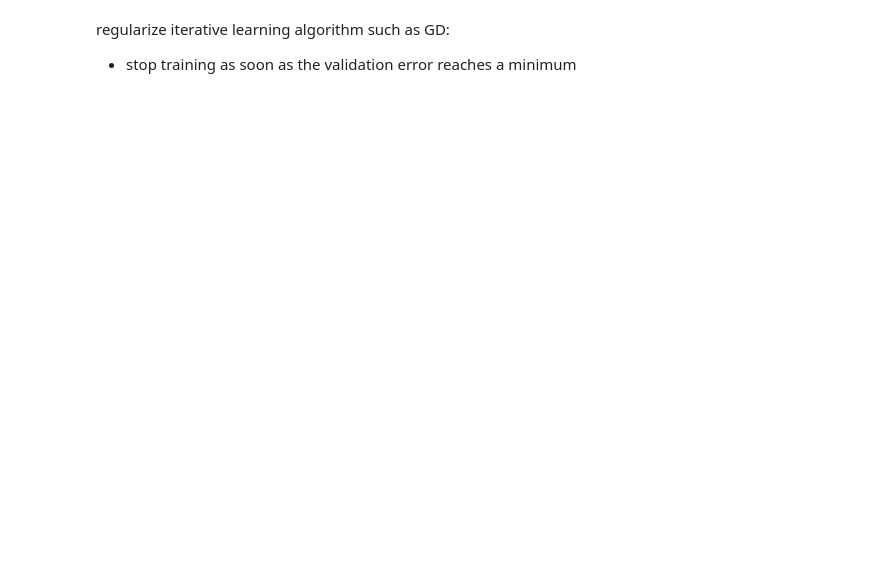
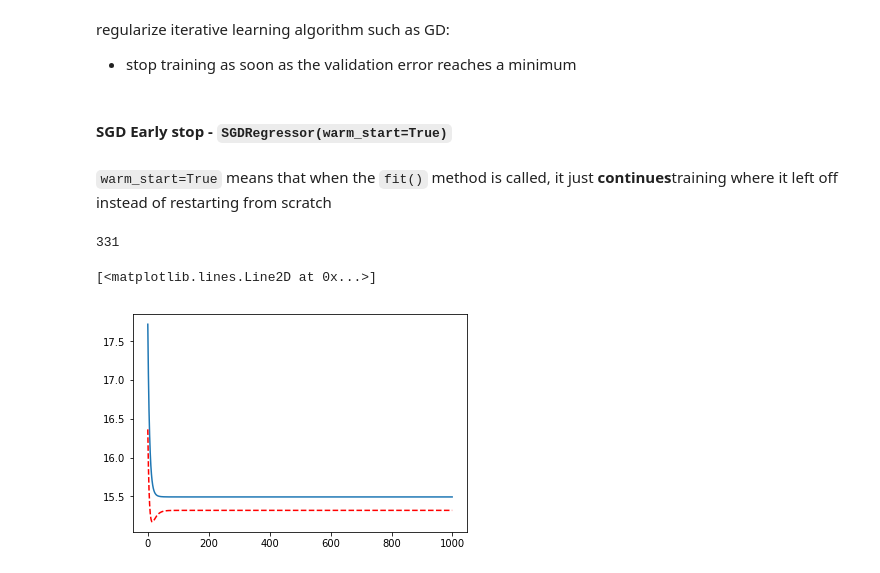
Before and after one commit to xshii/mlScikitTensorflow, a Jupyter notebook: Training Models.ipynb, the cells around one changed output. Drawn from its saved outputs; the diff is of its cells as text; code cells hidden in the pictures; blank space fills up the shorter version.

```diff
--- a/Training Models.ipynb
+++ b/Training Models.ipynb
@@ -351,3 +365,41 @@ array([ 4.62354143])
 regularize iterative learning algorithm such as GD:
 
 * stop training as soon as the validation error reaches a minimum
+# %% [markdown]
+#### SGD Early stop - `SGDRegressor(warm_start=True)`
+# %% [markdown]
+`warm_start=True` means that when the `fit()` method is called, it just **continues**training where it left off instead of restarting from scratch
+# %%
+from sklearn.base import clone
+sgd_reg = SGDRegressor(
+    max_iter=100,
+    warm_start=True,
+    penalty=None,
+    learning_rate="constant",
+    eta0=0.0005)
+minimum_val_error = float("inf")
+best_epoch = None
+best_model = None
+val_error_save = []
+train_val_error = []
+for epoch in range(1000):
+    sgd_reg.fit(X_train_poly_scaled[i-1:i],y[i])
+    y_val_predict = sgd_reg.predict(X_val_poly_scaled)
+    train_y_val_pred = sgd_reg.predict(X_train_poly_scaled[1:i+1])
+    train_val_error.append(mean_squared_error(y[1:i+1],train_y_val_pred))
+    val_error = mean_squared_error(y_val_predict,y_val)
+    val_error_save.append(val_error)
+    if val_error<minimum_val_error:
+        minimum_val_error = val_error
+        best_epoch = epoch
+        best_model = clone(sgd_reg)
+# %%
+best_epoch
+# %% [output]
+331
+# %%
+plt.plot(val_error_save)
+plt.plot(train_val_error,'r--')
+# %% [output]
+[<matplotlib.lines.Line2D at 0x...>]
+[figure, added]
```
Also changed, not shown: parts of 51 cells of this notebook, 2 other files.
